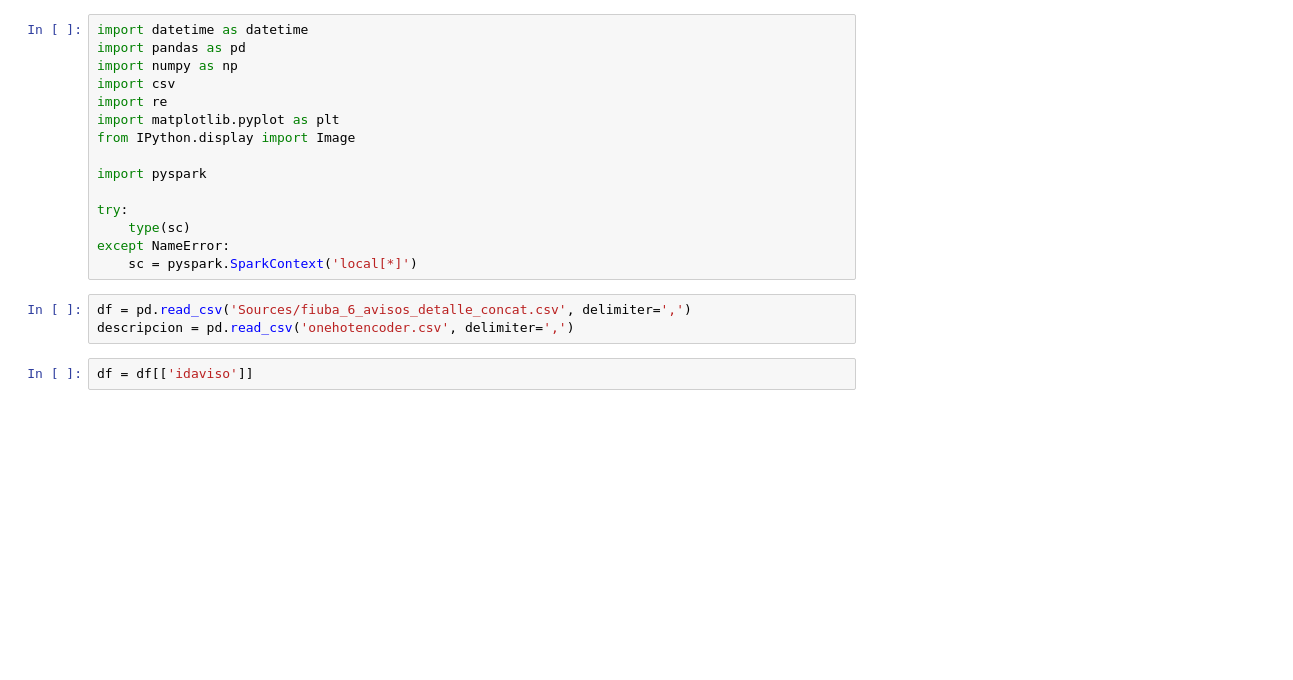
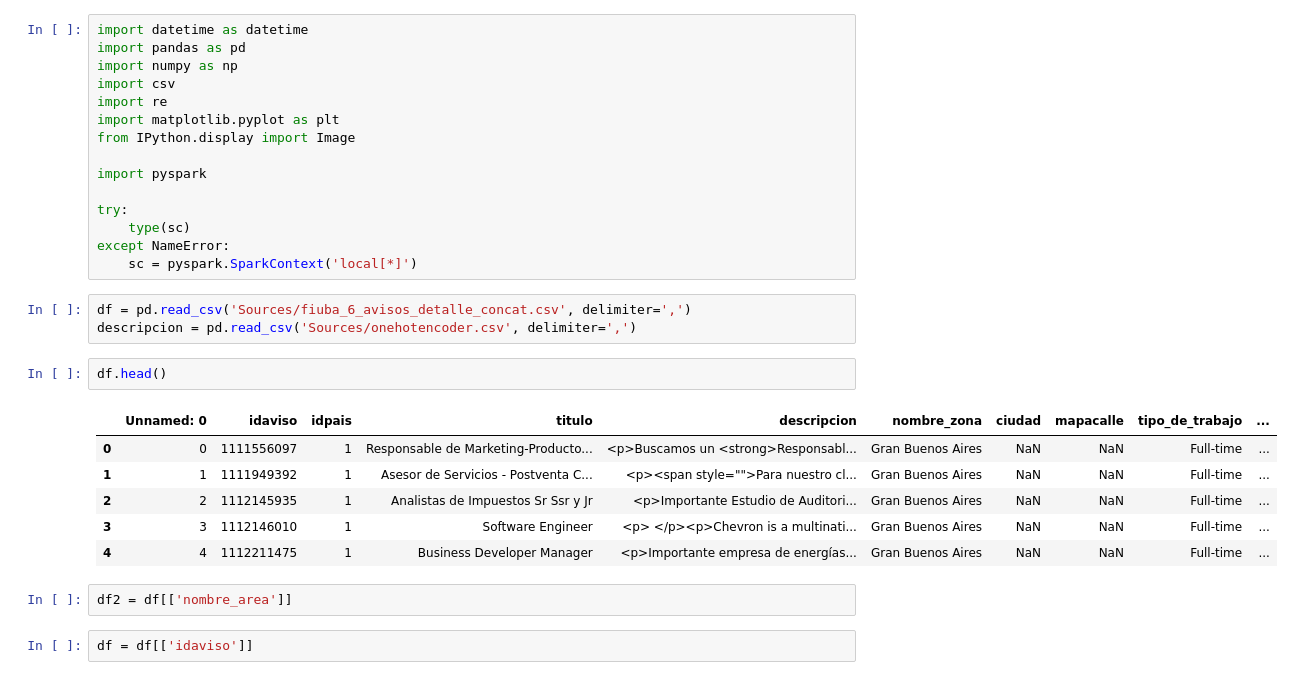
Before and after one commit to fcavazzoli/DatosTP, a Jupyter notebook: cluster.ipynb, the cells around one changed output. Saved outputs shown, nothing was run; the diff lists cells and outputs as text; blank space fills up the shorter version.

```diff
--- a/cluster.ipynb
+++ b/cluster.ipynb
@@ -15,6 +15,17 @@ except NameError:
     sc = pyspark.SparkContext('local[*]')
 # %%
 df = pd.read_csv('Sources/fiuba_6_avisos_detalle_concat.csv', delimiter=',')
-descripcion = pd.read_csv('onehotencoder.csv', delimiter=',')
+descripcion = pd.read_csv('Sources/onehotencoder.csv', delimiter=',')
+# %%
+df.head()
+# %% [output]
+|  | Unnamed: 0 | idaviso | idpais | titulo | descripcion | nombre_zona | ciudad | mapacalle | tipo_de_trabajo | ... |
+| 0 | 0 | 1111556097 | 1 | Responsable de Marketing-Producto... | <p>Buscamos un <strong>Responsabl... | Gran Buenos Aires | NaN | NaN | Full-time | ... |
+| 1 | 1 | 1111949392 | 1 | Asesor de Servicios - Postventa C... | <p><span style="">Para nuestro cl... | Gran Buenos Aires | NaN | NaN | Full-time | ... |
+| 2 | 2 | 1112145935 | 1 | Analistas de Impuestos Sr Ssr y Jr | <p>Importante Estudio de Auditori... | Gran Buenos Aires | NaN | NaN | Full-time | ... |
+| 3 | 3 | 1112146010 | 1 | Software Engineer | <p> </p><p>Chevron is a multinati... | Gran Buenos Aires | NaN | NaN | Full-time | ... |
+| 4 | 4 | 1112211475 | 1 | Business Developer Manager | <p>Importante empresa de energías... | Gran Buenos Aires | NaN | NaN | Full-time | ... |
+# %%
+df2 = df[['nombre_area']]
 # %%
 df = df[['idaviso']]
```
Also changed, not shown: parts of 14 cells of this notebook, 2 other files.
